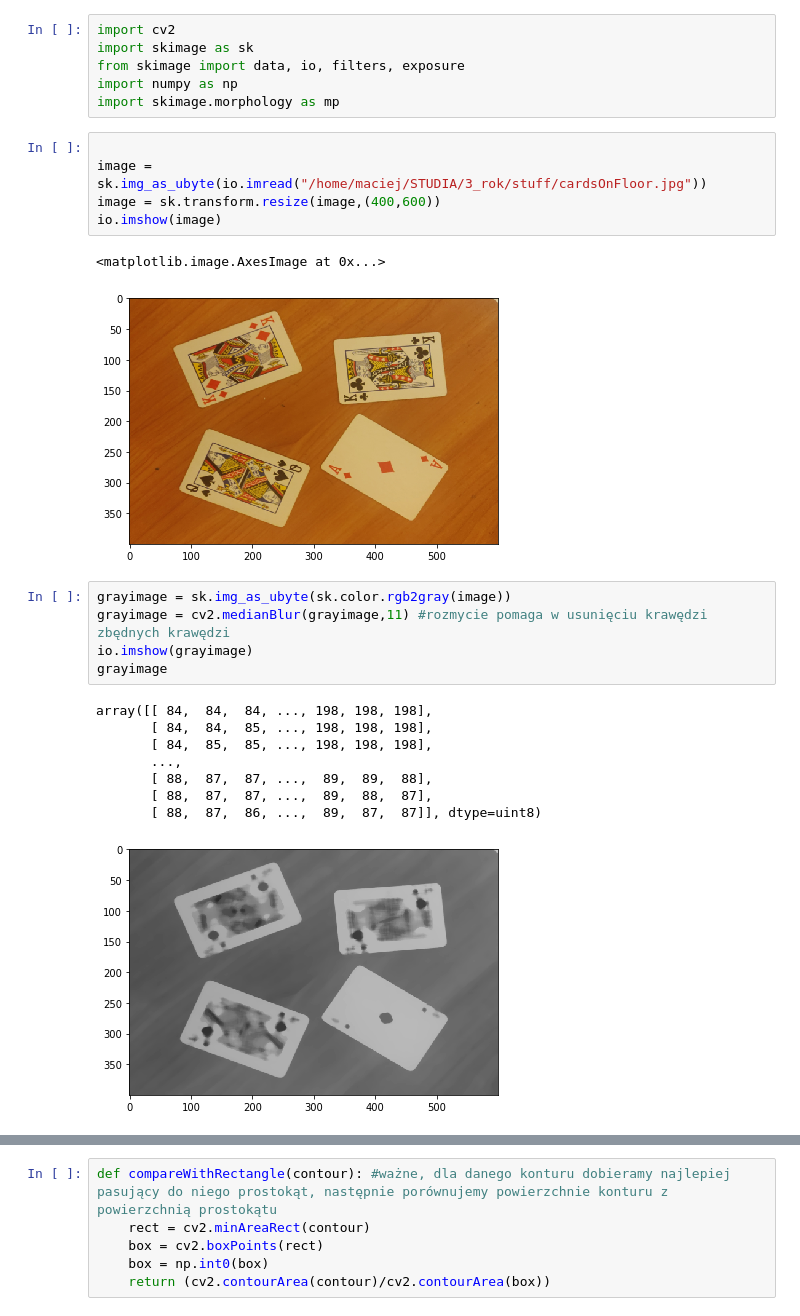
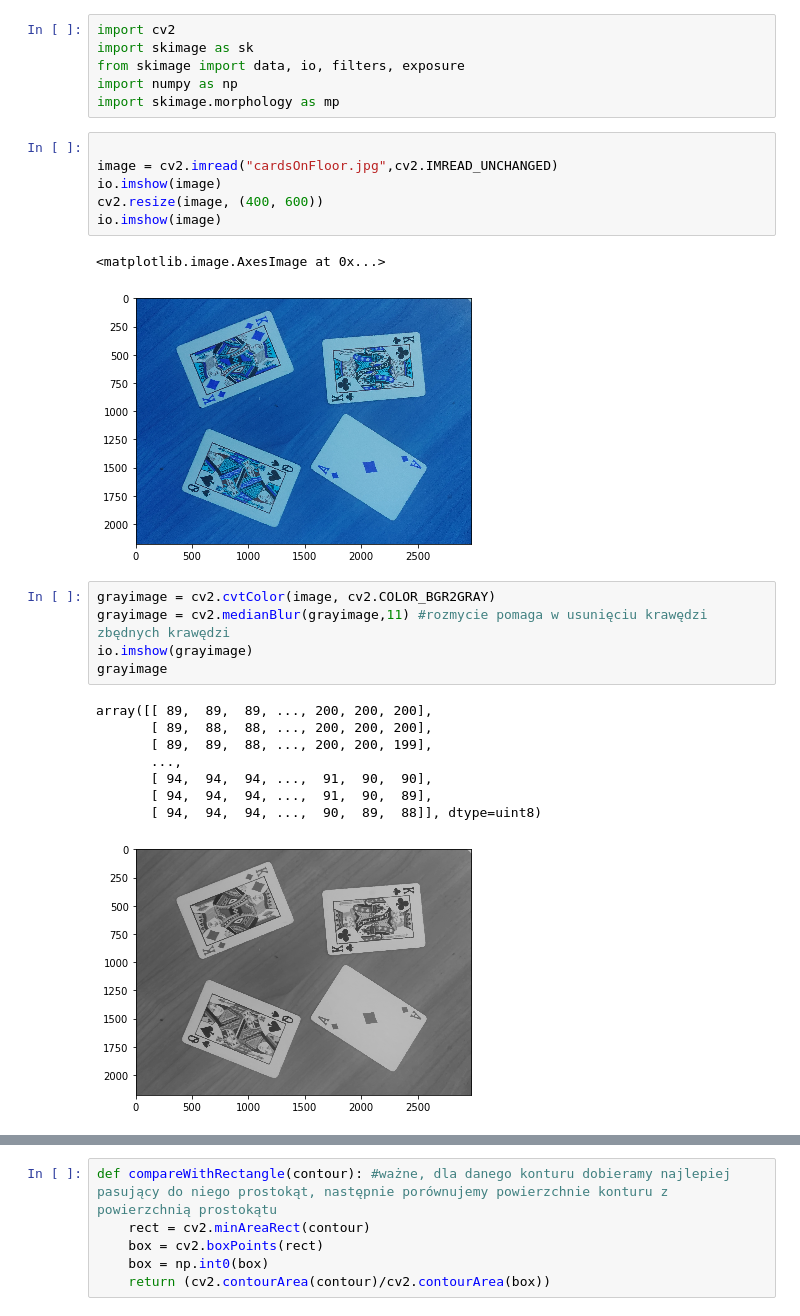
Before and after one commit to MrPawelas/card-recognition, a Jupyter notebook: src/main/resources/cards-detection.ipynb, the cells around one changed output, grey strips where cells are left out. Drawn from its saved outputs; the diff is of its cells as text.

```diff
--- a/src/main/resources/cards-detection.ipynb
+++ b/src/main/resources/cards-detection.ipynb
@@ -6,26 +6,27 @@ import numpy as np
 import skimage.morphology as mp
 # %%
 
-image = sk.img_as_ubyte(io.imread("/home/maciej/STUDIA/3_rok/stuff/cardsOnFloor.jpg"))
-image = sk.transform.resize(image,(400,600))
+image = cv2.imread("cardsOnFloor.jpg",cv2.IMREAD_UNCHANGED)
 io.imshow(image)
+cv2.resize(image, (400, 600))
+io.imshow(image)
 # %% [output]
 <matplotlib.image.AxesImage at 0x...>
-[figure, old version]
+[figure, new version]
 # %%
-grayimage = sk.img_as_ubyte(sk.color.rgb2gray(image))
+grayimage = cv2.cvtColor(image, cv2.COLOR_BGR2GRAY)
 grayimage = cv2.medianBlur(grayimage,11) #rozmycie pomaga w usunięciu krawędzi zbędnych krawędzi
 io.imshow(grayimage)
 grayimage
 # %% [output]
-array([[ 84,  84,  84, ..., 198, 198, 198],
-       [ 84,  84,  85, ..., 198, 198, 198],
-       [ 84,  85,  85, ..., 198, 198, 198],
+array([[ 89,  89,  89, ..., 200, 200, 200],
+       [ 89,  88,  88, ..., 200, 200, 200],
+       [ 89,  89,  88, ..., 200, 200, 199],
        ...,
-       [ 88,  87,  87, ...,  89,  89,  88],
-       [ 88,  87,  87, ...,  89,  88,  87],
-       [ 88,  87,  86, ...,  89,  87,  87]], dtype=uint8)
+       [ 94,  94,  94, ...,  91,  90,  90],
+       [ 94,  94,  94, ...,  91,  90,  89],
+       [ 94,  94,  94, ...,  90,  89,  88]], dtype=uint8)
-[figure, old version]
+[figure, new version]
 # %%
 threshold, thresholdedImage = cv2.threshold(grayimage, 127, 255, cv2.THRESH_OTSU) #THRESH_OTSU sam dobiera próg na podstawie rozkładu kolorów(zakłada,że jest bimodalny), drugi argument nie ma znaczenia XD
 io.imshow(thresholdedImage)
```
Also changed, not shown: parts of 2 cells of this notebook, 1 other file.
